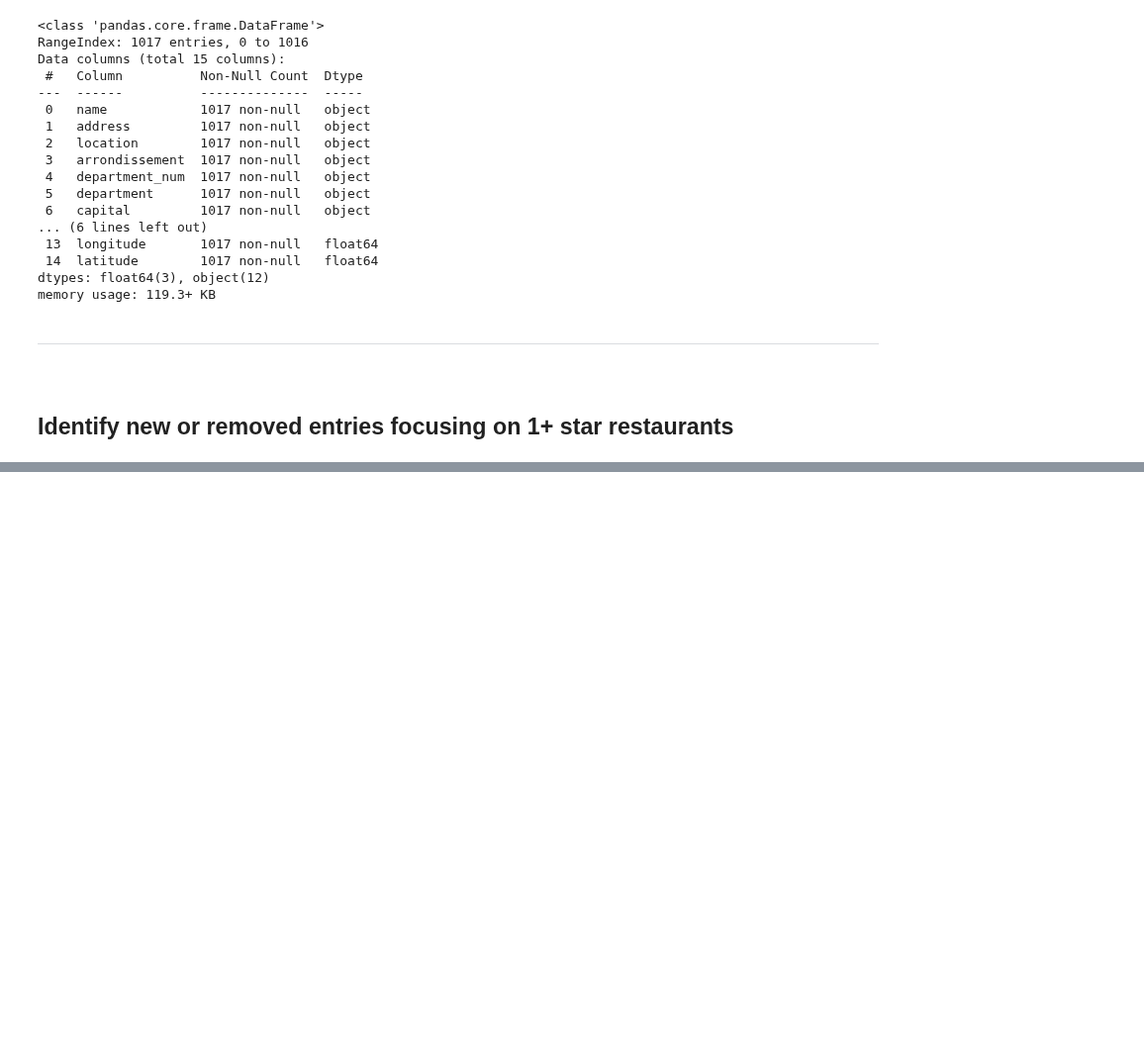
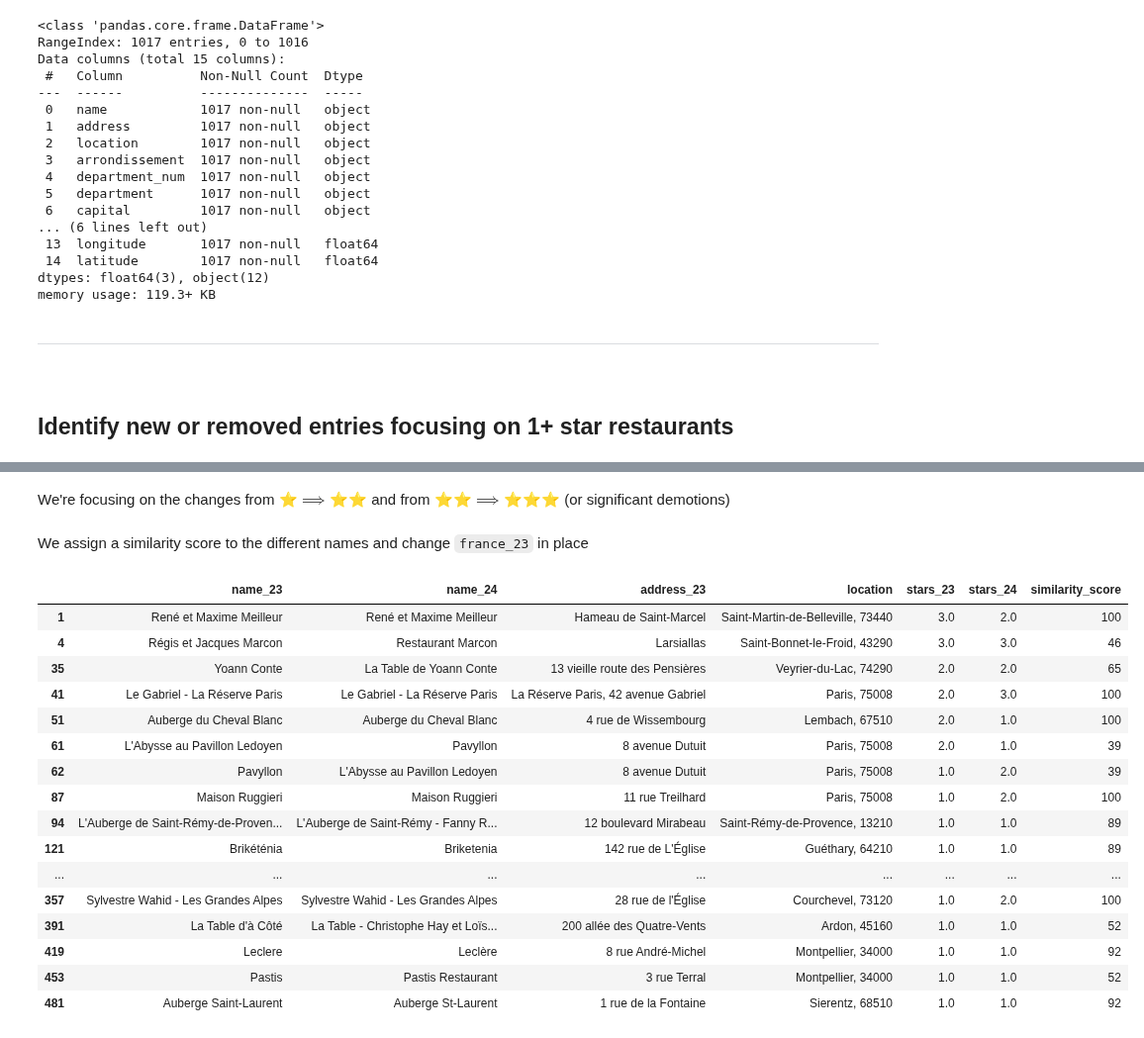
Before and after one commit to pineapple-bois/Michelin_Rated_Restaurants, a Jupyter notebook: Years/2024/Notebooks/France/France_Changes.ipynb, the cells around one changed output, grey strips where cells are left out. Shown at 99% size. Saved outputs shown, nothing was run; the diff lists cells and outputs as text; code cells hidden in the pictures; blank space fills up the shorter version.

Commit message:
Completed promotions/demotions

```diff
--- a/Years/2024/Notebooks/France/France_Changes.ipynb
+++ b/Years/2024/Notebooks/France/France_Changes.ipynb
@@ -51,8 +51,8 @@ memory usage: 119.3+ KB
 ## Identify new or removed entries focusing on 1+ star restaurants
 # %%
 # Filter france_23 and france_24 for star ratings >= 1
-subset_23 = france_23[france_23['stars'] >= 1][['name', 'address', 'location', 'stars']]
-subset_24 = france_24[france_24['stars'] >= 1][['name', 'address', 'location', 'stars']]
+subset_23 = france_23[france_23['stars'] >= 1][['name', 'address', 'location', 'url', 'stars']]
+subset_24 = france_24[france_24['stars'] >= 1][['name', 'address', 'location', 'url', 'stars']]
 
 # Turn the filtered data into sets of tuples
 set_subset_23 = set(tuple(x) for x in subset_23.values)
@@ -406,0 +78,16 @@ lost_stars
+# %%
+# Now find name changes. For this, we need to find common addresses with different names
+common_locations = set(subset_23['url']).intersection(set(subset_24['url']))
+
+# Filtering out the common url from both DataFrames
+common_23 = subset_23[subset_23['url'].isin(common_locations)]
+common_24 = subset_24[subset_24['url'].isin(common_locations)]
+# %%
+# Merge the data frames on 'url' and 'location'
+merged_df = pd.merge(common_23, common_24, on=['url', 'location'], suffixes=('_23', '_24'))
+
+# Filter entries where names or star ratings have changed
+name_star_changes = merged_df[(merged_df['name_23'] != merged_df['name_24']) | (merged_df['stars_23'] != merged_df['stars_24'])]
+
+# Rename columns to reflect the data properly
+name_star_changes = name_star_changes[['name_23', 'name_24', 'address_23', 'location', 'stars_23', 'stars_24']]
@@ -406,0 +114,39 @@ lost_stars
+# %% [markdown]
+We're focusing on the changes from ⭐️$\implies$⭐️⭐️ and from ⭐️⭐️$\implies$⭐️⭐️⭐️ (or significant demotions)
+# %% [markdown]
+We assign a similarity score to the different names and change `france_23` in place
+# %%
+from fuzzywuzzy import fuzz
+
+# Function to preprocess and compare names
+def preprocess(text):
+    # Basic preprocessing: lowercasing and stripping spaces
+    return text.lower().strip()
+
+def compare_names(name1, name2):
+    name1 = preprocess(name1)
+    name2 = preprocess(name2)
+    return fuzz.token_sort_ratio(name1, name2)  # Comparing with sorted tokens to handle reordering
+
+# Applying the comparison across the DataFrame rows
+name_star_changes['similarity_score'] = name_star_changes.apply(lambda x: compare_names(x['name_23'], x['name_24']), axis=1)
+# %%
+name_star_changes
+# %% [output]
+|  | name_23 | name_24 | address_23 | location | stars_23 | stars_24 | similarity_score |
+| 1 | René et Maxime Meilleur | René et Maxime Meilleur | Hameau de Saint-Marcel | Saint-Martin-de-Belleville, 73440 | 3.0 | 2.0 | 100 |
+| 4 | Régis et Jacques Marcon | Restaurant Marcon | Larsiallas | Saint-Bonnet-le-Froid, 43290 | 3.0 | 3.0 | 46 |
+| 35 | Yoann Conte | La Table de Yoann Conte | 13 vieille route des Pensières | Veyrier-du-Lac, 74290 | 2.0 | 2.0 | 65 |
+| 41 | Le Gabriel - La Réserve Paris | Le Gabriel - La Réserve Paris | La Réserve Paris, 42 avenue Gabriel | Paris, 75008 | 2.0 | 3.0 | 100 |
+| 51 | Auberge du Cheval Blanc | Auberge du Cheval Blanc | 4 rue de Wissembourg | Lembach, 67510 | 2.0 | 1.0 | 100 |
+| 61 | L'Abysse au Pavillon Ledoyen | Pavyllon | 8 avenue Dutuit | Paris, 75008 | 2.0 | 1.0 | 39 |
+| 62 | Pavyllon | L'Abysse au Pavillon Ledoyen | 8 avenue Dutuit | Paris, 75008 | 1.0 | 2.0 | 39 |
+| 87 | Maison Ruggieri | Maison Ruggieri | 11 rue Treilhard | Paris, 75008 | 1.0 | 2.0 | 100 |
+| 94 | L'Auberge de Saint-Rémy-de-Proven... | L'Auberge de Saint-Rémy - Fanny R... | 12 boulevard Mirabeau | Saint-Rémy-de-Provence, 13210 | 1.0 | 1.0 | 89 |
+| 121 | Brikéténia | Briketenia | 142 rue de L'Église | Guéthary, 64210 | 1.0 | 1.0 | 89 |
+| ... | ... | ... | ... | ... | ... | ... | ... |
+| 357 | Sylvestre Wahid - Les Grandes Alpes | Sylvestre Wahid - Les Grandes Alpes | 28 rue de l'Église | Courchevel, 73120 | 1.0 | 2.0 | 100 |
+| 391 | La Table d'à Côté | La Table - Christophe Hay et Loïs... | 200 allée des Quatre-Vents | Ardon, 45160 | 1.0 | 1.0 | 52 |
+| 419 | Leclere | Leclère | 8 rue André-Michel | Montpellier, 34000 | 1.0 | 1.0 | 92 |
+| 453 | Pastis | Pastis Restaurant | 3 rue Terral | Montpellier, 34000 | 1.0 | 1.0 | 52 |
+| 481 | Auberge Saint-Laurent | Auberge St-Laurent | 1 rue de la Fontaine | Sierentz, 68510 | 1.0 | 1.0 | 92 |
```
Also changed, not shown: parts of 66 cells of this notebook.
